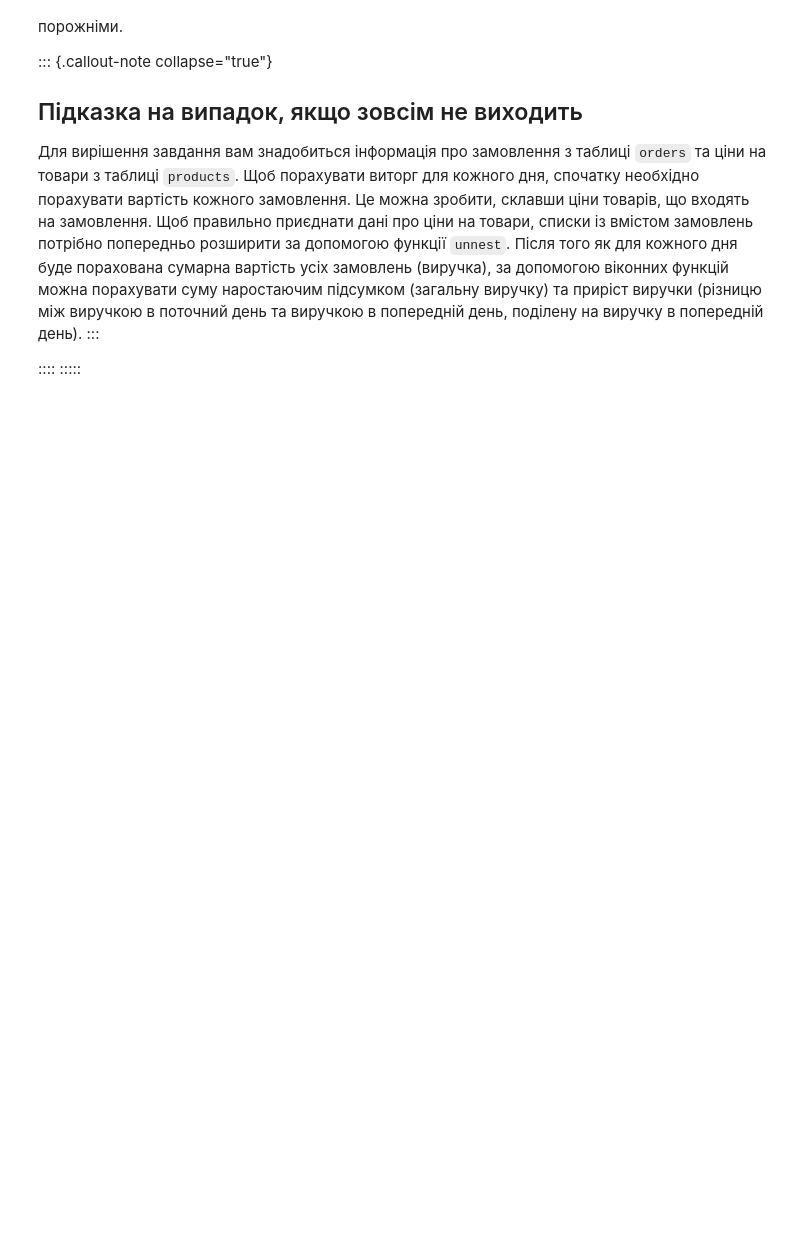
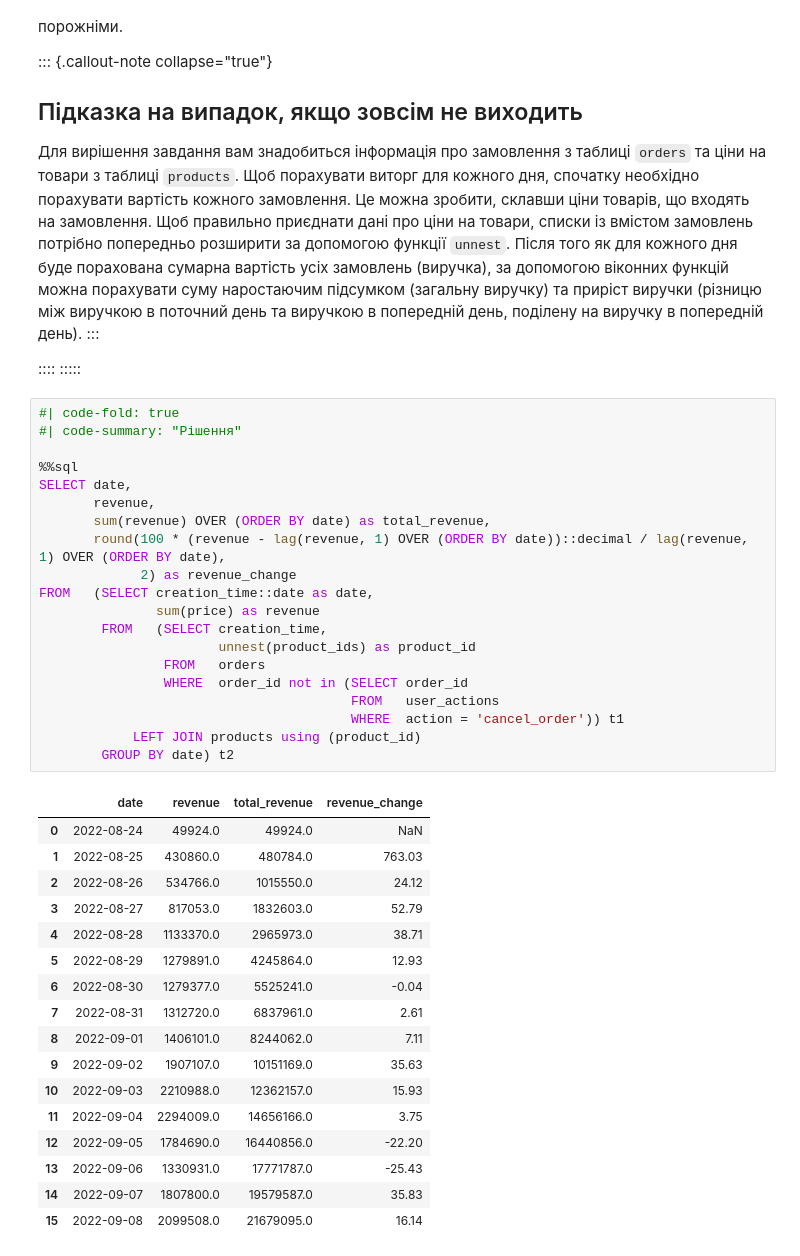
Before and after one commit to Aranaur/py4ds, a Jupyter notebook: sql_metrics.ipynb, the cells around one changed output. Saved outputs shown, nothing was run; the diff lists cells and outputs as text; blank space fills up the shorter version.

```diff
--- a/sql_metrics.ipynb
+++ b/sql_metrics.ipynb
@@ -74,3 +76,41 @@ import pandas as pd
 
 ::::
 :::::
+# %%
+#| code-fold: true
+#| code-summary: "Рішення"
+
+%%sql
+SELECT date,
+       revenue,
+       sum(revenue) OVER (ORDER BY date) as total_revenue,
+       round(100 * (revenue - lag(revenue, 1) OVER (ORDER BY date))::decimal / lag(revenue, 1) OVER (ORDER BY date),
+             2) as revenue_change
+FROM   (SELECT creation_time::date as date,
+               sum(price) as revenue
+        FROM   (SELECT creation_time,
+                       unnest(product_ids) as product_id
+                FROM   orders
+                WHERE  order_id not in (SELECT order_id
+                                        FROM   user_actions
+                                        WHERE  action = 'cancel_order')) t1
+            LEFT JOIN products using (product_id)
+        GROUP BY date) t2
+# %% [output]
+|  | date | revenue | total_revenue | revenue_change |
+| 0 | 2022-08-24 | 49924.0 | 49924.0 | NaN |
+| 1 | 2022-08-25 | 430860.0 | 480784.0 | 763.03 |
+| 2 | 2022-08-26 | 534766.0 | 1015550.0 | 24.12 |
+| 3 | 2022-08-27 | 817053.0 | 1832603.0 | 52.79 |
+| 4 | 2022-08-28 | 1133370.0 | 2965973.0 | 38.71 |
+| 5 | 2022-08-29 | 1279891.0 | 4245864.0 | 12.93 |
+| 6 | 2022-08-30 | 1279377.0 | 5525241.0 | -0.04 |
+| 7 | 2022-08-31 | 1312720.0 | 6837961.0 | 2.61 |
+| 8 | 2022-09-01 | 1406101.0 | 8244062.0 | 7.11 |
+| 9 | 2022-09-02 | 1907107.0 | 10151169.0 | 35.63 |
+| 10 | 2022-09-03 | 2210988.0 | 12362157.0 | 15.93 |
+| 11 | 2022-09-04 | 2294009.0 | 14656166.0 | 3.75 |
+| 12 | 2022-09-05 | 1784690.0 | 16440856.0 | -22.20 |
+| 13 | 2022-09-06 | 1330931.0 | 17771787.0 | -25.43 |
+| 14 | 2022-09-07 | 1807800.0 | 19579587.0 | 35.83 |
+| 15 | 2022-09-08 | 2099508.0 | 21679095.0 | 16.14 |
```
Also changed, not shown: parts of 30 cells of this notebook, 2 other files.
